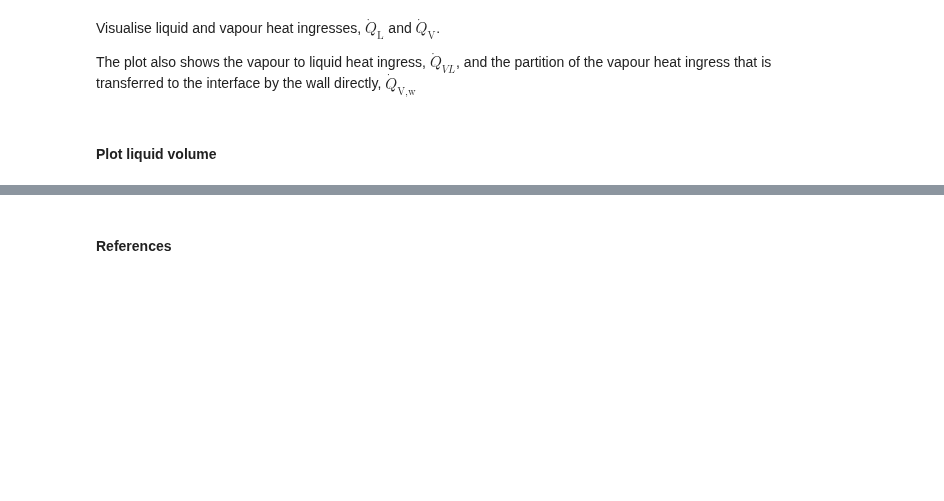
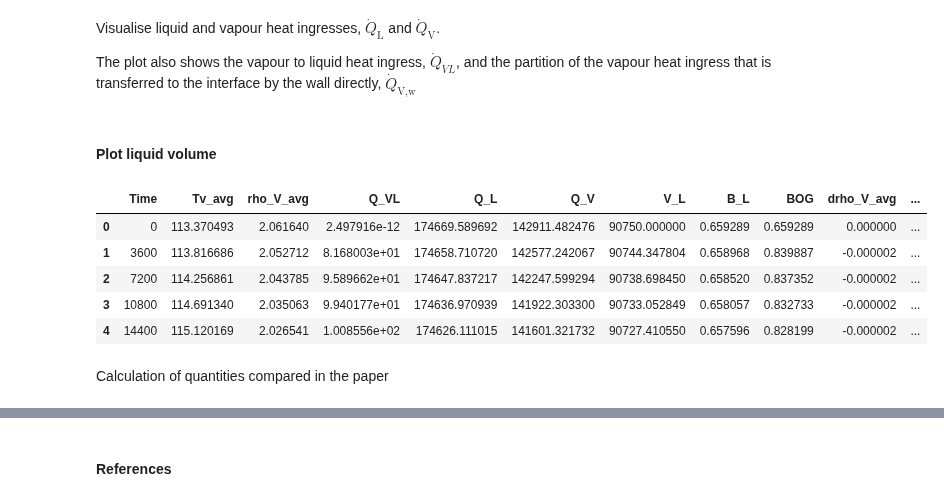
Before and after one commit to felipehuerta17/CryoEvap, a Jupyter notebook: notebooks/methane_large_longterm.ipynb, the cells around one changed output, grey strips where cells are left out. Saved outputs shown, nothing was run; the diff lists cells and outputs as text; code cells hidden in the pictures; blank space fills up the shorter version.

```diff
--- a/notebooks/methane_large_longterm.ipynb
+++ b/notebooks/methane_large_longterm.ipynb
@@ -136,0 +140,18 @@ large_tank.plot_BOG(unit='kg/h', t_unit='w')
+# %%
+# Create dataframe from dictionary
+df_evap = pd.DataFrame.from_dict(large_tank.data)
+
+# Save file to the current working directory
+df_evap.to_csv('methane_165000m3.csv')
+
+# Show the first five columns of the dataframe in console
+df_evap.head()
+# %% [output]
+|  | Time | Tv_avg | rho_V_avg | Q_VL | Q_L | Q_V | V_L | B_L | BOG | drho_V_avg | ... |
+| 0 | 0 | 113.370493 | 2.061640 | 2.497916e-12 | 174669.589692 | 142911.482476 | 90750.000000 | 0.659289 | 0.659289 | 0.000000 | ... |
+| 1 | 3600 | 113.816686 | 2.052712 | 8.168003e+01 | 174658.710720 | 142577.242067 | 90744.347804 | 0.658968 | 0.839887 | -0.000002 | ... |
+| 2 | 7200 | 114.256861 | 2.043785 | 9.589662e+01 | 174647.837217 | 142247.599294 | 90738.698450 | 0.658520 | 0.837352 | -0.000002 | ... |
+| 3 | 10800 | 114.691340 | 2.035063 | 9.940177e+01 | 174636.970939 | 141922.303300 | 90733.052849 | 0.658057 | 0.832733 | -0.000002 | ... |
+| 4 | 14400 | 115.120169 | 2.026541 | 1.008556e+02 | 174626.111015 | 141601.321732 | 90727.410550 | 0.657596 | 0.828199 | -0.000002 | ... |
+# %% [markdown]
+Calculation of quantities compared in the paper
```
Also changed, not shown: parts of 10 cells of this notebook, 9 other files.
